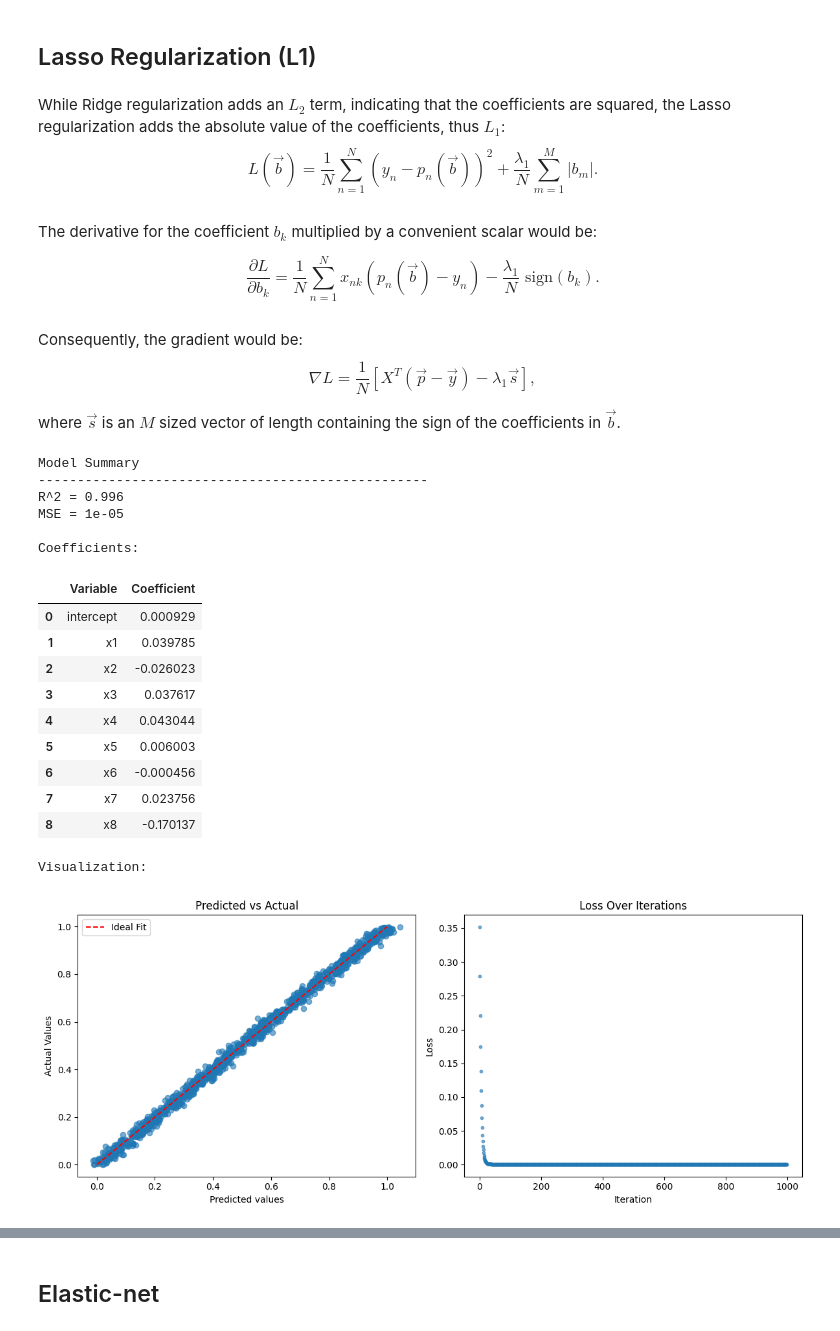
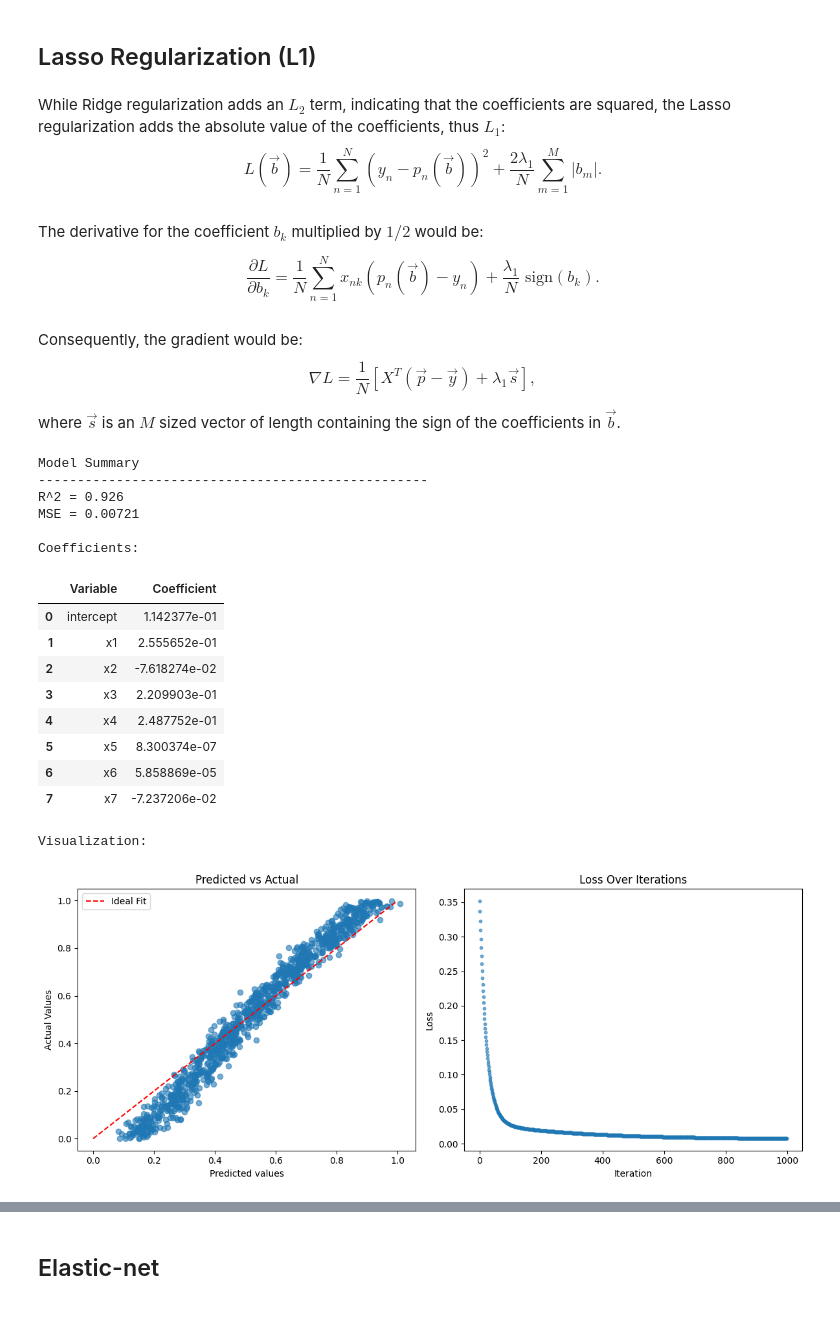
Before and after one commit to DomingoPC/ml-models, a Jupyter notebook: regularization.ipynb, the cells around one changed output, grey strips where cells are left out. Drawn from its saved outputs; the diff is of its cells as text; code cells hidden in the pictures.

Commit message:
Bugs and minus signs corrected

```diff
--- a/regularization.ipynb
+++ b/regularization.ipynb
@@ -12,7 +12,7 @@ from auxiliary_functions import pandas_df_from_formula
 Example Synthetic Data:
 # %%
 # --- Formula ---
-formula = 'y ~ x1 + x2 + x3 + x4 + x5 + x6 + x7 + x8'
+formula = 'y ~ x1 + x2 + x3 + x4 + x5 + x6 + x7'
 
 # --- Example Data ---
 np.random.seed(33)
@@ -24,7 +24,7 @@ data = pd.DataFrame.from_dict(
         'y': var,
     # Informative Linear
         'x1': var + np.random.normal(0, 0.1, N),
-        'x2': -0.5 * var + np.random.normal(0, 0.01, N),
+        'x2': -0.5 * var + np.random.normal(0, 0.1, N),
     # Informative Non-Linear
         'x3': np.sqrt(var) + np.random.normal(0, 0.05, N),
         'x4': var**2 + np.random.normal(0, 0.05, N),
@@ -34,14 +34,15 @@ data = pd.DataFrame.from_dict(
     }
 )
 
-# Redundant variables (collinear with x1 and x2)
-data['x7'] = data['x1'] + data['x2'] + np.random.normal(0, 0.01, N)
-data['x8'] = 10 * data['x2'] + np.random.normal(0, 0.01, N)
+# Redundant variable (strongly collinear with x1 and x2)
+# — used to demonstrate how Ridge/Elastic Net handle multicollinearity
+data['x7'] = 0.01 * data['x1'] + data['x2'] + np.random.normal(0, 0.01, N)
 
 # Show Correlation
 corr = data.corr()
 
 f, ax = plt.subplots(figsize=(11, 9))
+plt.title("Feature Correlation Matrix")
 cmap = sns.diverging_palette(230, 15, as_cmap=True)
 
 sns.heatmap(corr, cmap=cmap,
@@ -55,14 +53,0 @@ The expected output would be:
-# %%
-# Define the data for the table
-expected = {
-    'Variable': ['x1, x2', 'x3, x4', 'x5, x6', 'x7, x8'],
-    'Ridge': ['✔️ Keep (shrink)', '✔️ Keep (shrink)', '✔️ Keep (shrink)', '✔️ Shrink to near 0'],
-    'Lasso': ['✔️ Keep (possibly exact)', '✔️ Keep', '❌ Likely drop (collinear)', '❌ Drop to 0'],
-    'Elastic Net': ['✔️ Keep', '✔️ Keep', '⚠️ Maybe', '❌ Drop or shrink']
-}
-
-# Create DataFrame
-df = pd.DataFrame(expected)
-
-# Display the table
-df
@@ -75,3 +56,7 @@ df
+# %%
+data2 = data.copy()
+data['x8'] = 1000 * var + np.random.normal(0, 10, N)   # Very large scale
+data['x9'] = 0.0001 * var + np.random.normal(0, 0.001, N)  # Very small scale
 # %% [markdown]
 The base model will be a multivariate linear regression one, but the method to update the coefficients (_update_coefficients) will change on the following implementations, depending on the regularization method used. The first model, however, will have no regularization, and will be the reference to appreciate the changes.
 # %%
@@ -444,16 +444,16 @@ Visualization:
 While Ridge regularization adds an $L_2$ term, indicating that the coefficients are squared, the Lasso regularization adds the absolute value of the coefficients, thus $L_1$:
 $$
 L(\vec{b})
-= \frac{1}{N} \sum_{n=1}^{N} \left( y_n - p_n(\vec{b}) \right)^2 + \frac{\lambda_1}{N} \sum_{m=1}^M \left| b_m \right|.
+= \frac{1}{N} \sum_{n=1}^{N} \left( y_n - p_n(\vec{b}) \right)^2 + \frac{2\lambda_1}{N} \sum_{m=1}^M \left| b_m \right|.
 $$
 # %% [markdown]
-The derivative for the coefficient $b_k$ multiplied by a convenient scalar would be:
+The derivative for the coefficient $b_k$ multiplied by $1/2$ would be:
 
 $$
     \frac{\partial L}{\partial b_k}
 =
     \frac{1}{N}\sum_{n=1}^{N}x_{nk}\left( p_n(\vec{b}) - y_n \right)
-    -
+    +
     \frac{\lambda_1}{N}\text{ sign}(b_k).
 $$
 # %% [markdown]
@@ -461,7 +461,7 @@ Consequently, the gradient would be:
 $$
 \nabla L = \frac{1}{N}
 \left[
-    X^T(\vec{p} - \vec{y}) - \lambda_1 \vec{s}
+    X^T(\vec{p} - \vec{y}) + \lambda_1 \vec{s}
 \right],
 $$
 
@@ -489,11 +489,11 @@ class Lasso_Regression_Model(Base_Model):
 
         # Lasso Regularization Term
         sign_b = np.sign(self.b)
+        sign_b[0] = 0 # don't regularize bias term
         Lasso = self.lamb * sign_b # shape M
-        Lasso[0] = 0 # don't regularize bias term
 
         # Gradient
-        gradient = 1/N * (MSE - Lasso)
+        gradient = 1/N * (MSE + Lasso)
 
         # Compute Log-Loss to plot later (it's here because it uses probs)
         self._compute_loss(diff, N)
@@ -503,36 +503,37 @@ class Lasso_Regression_Model(Base_Model):
 
     def _compute_loss(self, diff: pd.DataFrame, N: int):
         """
-        L = 1/N * [(p-y)·(p-y) - lambda sum(|b|)]
+        L = 1/N * [(p-y)·(p-y) + lambda sum(|b|)]
         """
         self.loss.append(
-            1/N * ( np.dot(diff, diff) - np.sum( np.abs(self.b)) )
+            1/N * ( np.dot(diff, diff) + np.sum( np.abs(self.b)) )
         )
 
     def _update_coefficients(self, gradient):
         self.b -= self.lr * gradient
 # %%
-model = Lasso_Regression_Model(iterations=1000, learning_rate = 1e-2, lamb = 1)
+model = Lasso_Regression_Model(
+    iterations=1000, learning_rate = 1e-2, lamb = 10
+)
 model.fit(data=data, formula=formula)
 
 # Results
 model.summary(data)
 # %% [output]
 Model Summary
 --------------------------------------------------
-R^2 = 0.996
-MSE = 1e-05
+R^2 = 0.926
+MSE = 0.00721
 
 Coefficients:
 |  | Variable | Coefficient |
-| 0 | intercept | 0.000929 |
-| 1 | x1 | 0.039785 |
-| 2 | x2 | -0.026023 |
-| 3 | x3 | 0.037617 |
-| 4 | x4 | 0.043044 |
-| 5 | x5 | 0.006003 |
-| 6 | x6 | -0.000456 |
-| 7 | x7 | 0.023756 |
-| 8 | x8 | -0.170137 |
+| 0 | intercept | 1.142377e-01 |
+| 1 | x1 | 2.555652e-01 |
+| 2 | x2 | -7.618274e-02 |
+| 3 | x3 | 2.209903e-01 |
+| 4 | x4 | 2.487752e-01 |
+| 5 | x5 | 8.300374e-07 |
+| 6 | x6 | 5.858869e-05 |
+| 7 | x7 | -7.237206e-02 |
 Visualization:
-[figure, old version]
+[figure, new version]
```
Also changed, not shown: parts of 17 cells of this notebook.
